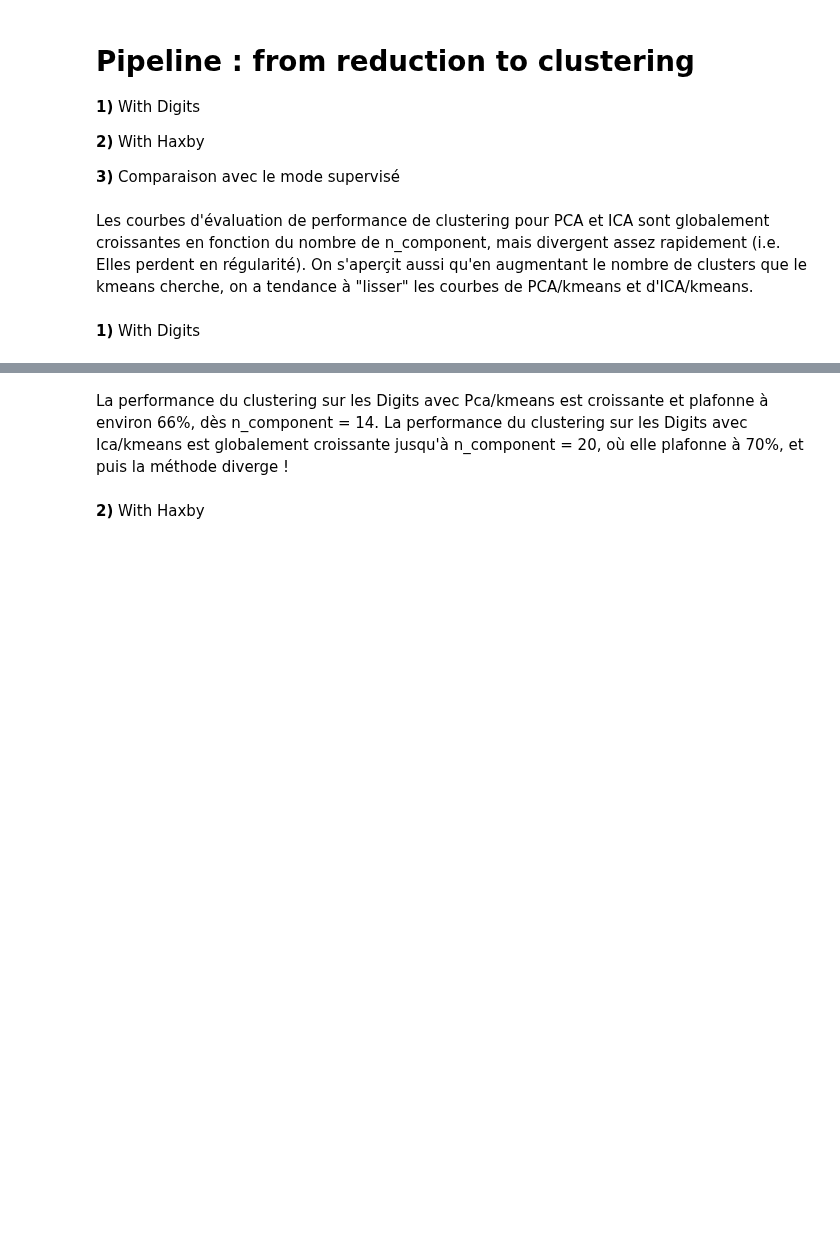
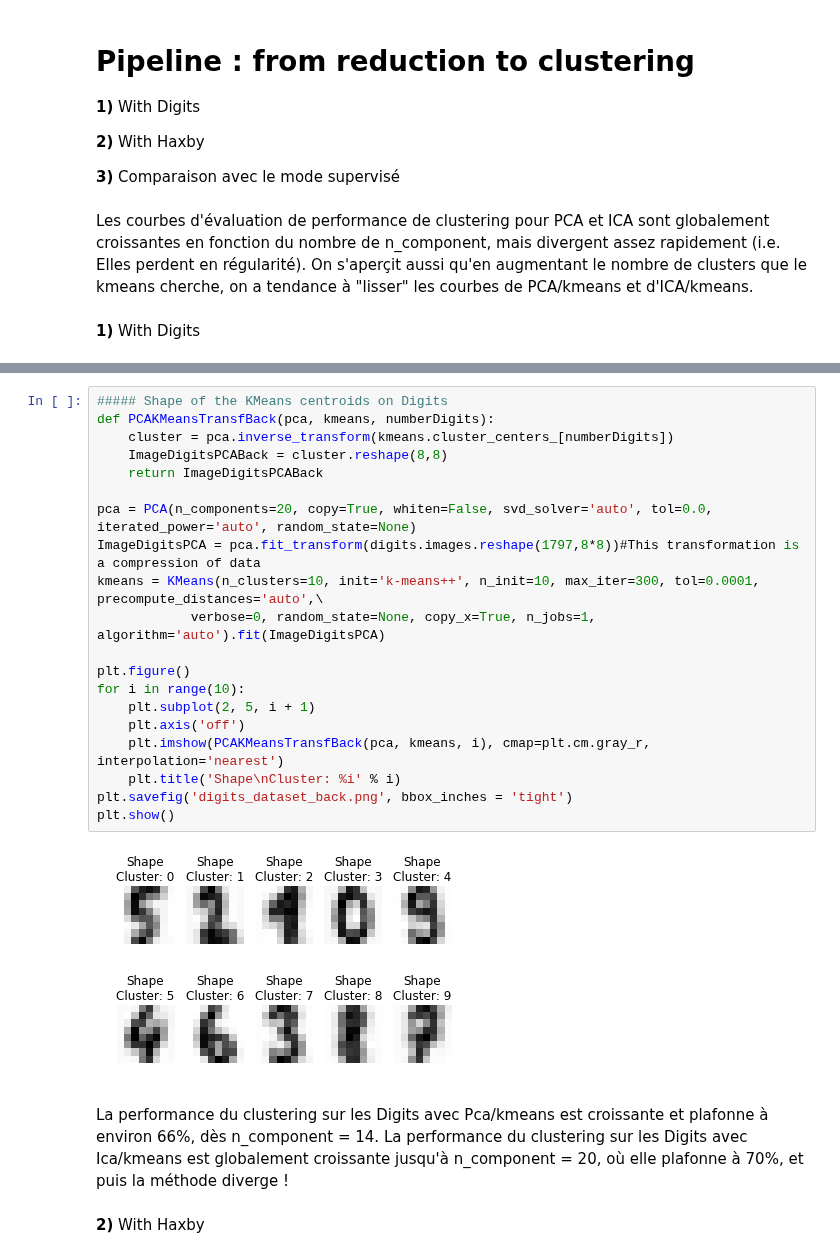
Before and after one commit to lalbarra/Cursus_Recherche, a Jupyter notebook: Notebook/Analogie_Representation_Learning_Code_notebook.ipynb, the cells around one changed output, grey strips where cells are left out. Drawn from its saved outputs; the diff is of its cells as text; blank space fills up the shorter version.

```diff
--- a/Notebook/Analogie_Representation_Learning_Code_notebook.ipynb
+++ b/Notebook/Analogie_Representation_Learning_Code_notebook.ipynb
@@ -192,3 +201,25 @@ Clustering performance evaluation for PCA/Kmeans on Digits :
+# %%
+##### Shape of the KMeans centroids on Digits
+def PCAKMeansTransfBack(pca, kmeans, numberDigits):
+    cluster = pca.inverse_transform(kmeans.cluster_centers_[numberDigits])
+    ImageDigitsPCABack = cluster.reshape(8,8)
+    return ImageDigitsPCABack
+
+pca = PCA(n_components=20, copy=True, whiten=False, svd_solver='auto', tol=0.0, iterated_power='auto', random_state=None)
+ImageDigitsPCA = pca.fit_transform(digits.images.reshape(1797,8*8))#This transformation is a compression of data
+kmeans = KMeans(n_clusters=10, init='k-means++', n_init=10, max_iter=300, tol=0.0001, precompute_distances='auto',\
+            verbose=0, random_state=None, copy_x=True, n_jobs=1, algorithm='auto').fit(ImageDigitsPCA)
+
+plt.figure()
+for i in range(10):
+    plt.subplot(2, 5, i + 1)
+    plt.axis('off')
+    plt.imshow(PCAKMeansTransfBack(pca, kmeans, i), cmap=plt.cm.gray_r, interpolation='nearest')
+    plt.title('Shape\nCluster: %i' % i)
+plt.savefig('digits_dataset_back.png', bbox_inches = 'tight')
+plt.show()
+# %% [output]
+[figure, added]
 # %% [markdown]
 La performance du clustering sur les Digits avec Pca/kmeans est croissante et plafonne à environ 66%, dès n_component = 14.
 La performance du clustering sur les Digits avec Ica/kmeans est globalement croissante jusqu'à n_component = 20, où elle plafonne à 70%, et puis la méthode diverge !
```
Also changed, not shown: parts of 8 cells of this notebook.
